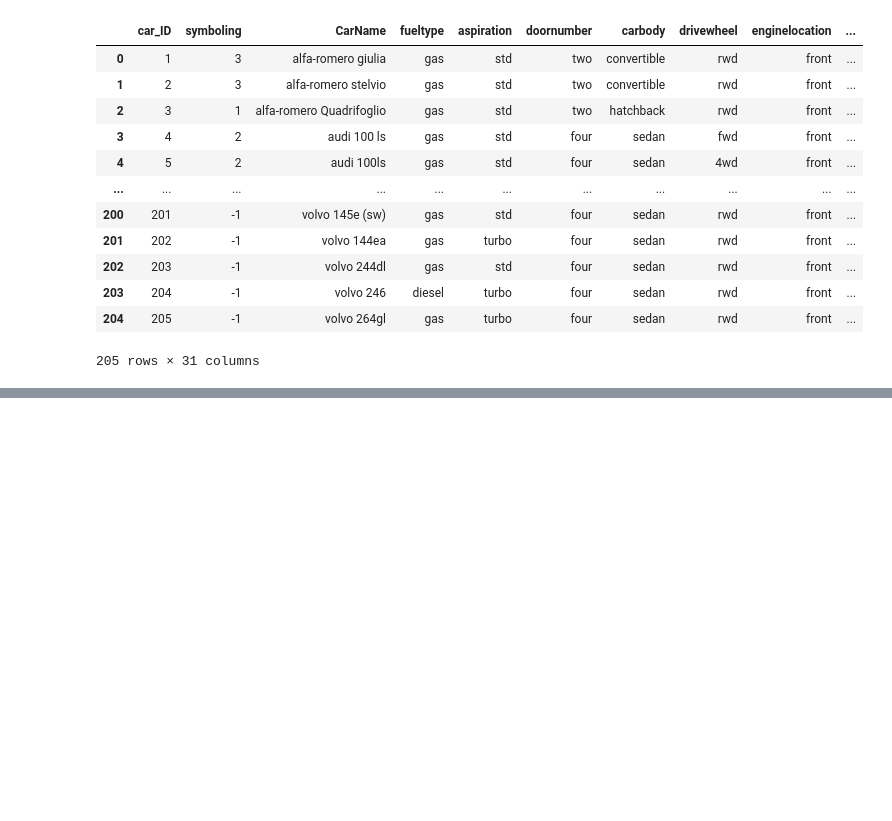
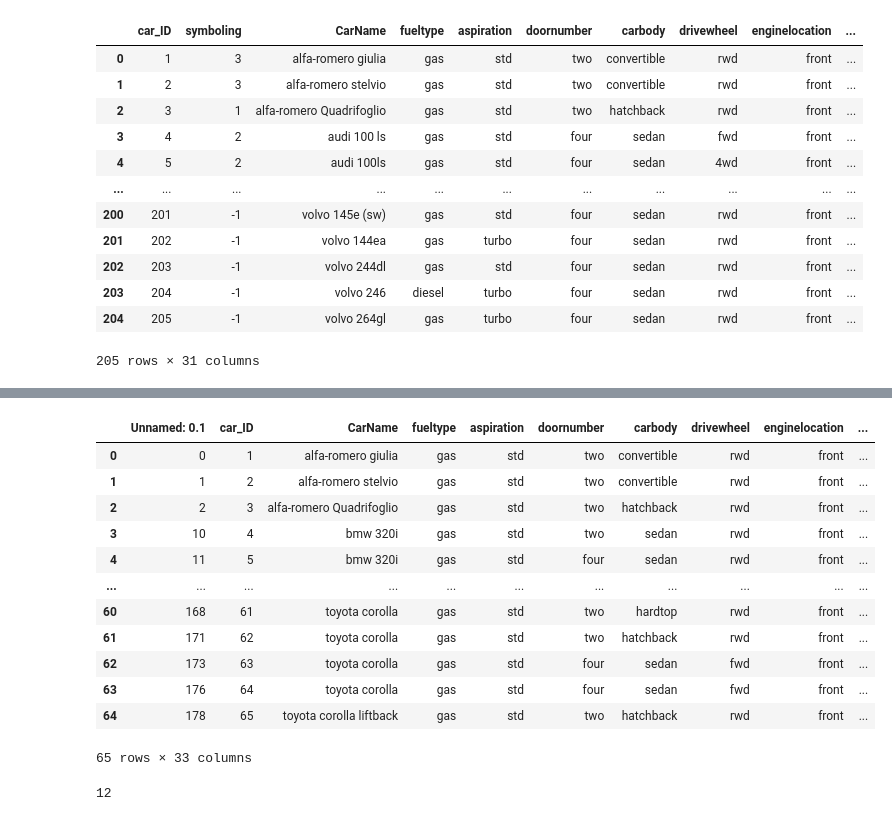
Before and after one commit to harasees-singh/Data-Analysis-Project, a Jupyter notebook: data/data_cleaning.ipynb, the cells around one changed output, grey strips where cells are left out. Drawn from its saved outputs; the diff is of its cells as text; code cells hidden in the pictures; blank space fills up the shorter version.

```diff
--- a/data/data_cleaning.ipynb
+++ b/data/data_cleaning.ipynb
@@ -48,0 +168,20 @@ df.to_excel('data.xlsx')
+# %%
+df.drop("Unnamed: 0", axis = 1, inplace = True)
+# %%
+for i in range(65):
+    df.at[i, 'car_ID'] = i + 1
+df
+# %% [output]
+|  | Unnamed: 0.1 | car_ID | CarName | fueltype | aspiration | doornumber | carbody | drivewheel | enginelocation | ... |
+| 0 | 0 | 1 | alfa-romero giulia | gas | std | two | convertible | rwd | front | ... |
+| 1 | 1 | 2 | alfa-romero stelvio | gas | std | two | convertible | rwd | front | ... |
+| 2 | 2 | 3 | alfa-romero Quadrifoglio | gas | std | two | hatchback | rwd | front | ... |
+| 3 | 10 | 4 | bmw 320i | gas | std | two | sedan | rwd | front | ... |
+| 4 | 11 | 5 | bmw 320i | gas | std | four | sedan | rwd | front | ... |
+| ... | ... | ... | ... | ... | ... | ... | ... | ... | ... | ... |
+| 60 | 168 | 61 | toyota corolla | gas | std | two | hardtop | rwd | front | ... |
+| 61 | 171 | 62 | toyota corolla | gas | std | two | hatchback | rwd | front | ... |
+| 62 | 173 | 63 | toyota corolla | gas | std | four | sedan | fwd | front | ... |
+| 63 | 176 | 64 | toyota corolla | gas | std | four | sedan | fwd | front | ... |
+| 64 | 178 | 65 | toyota corolla liftback | gas | std | two | hatchback | rwd | front | ... |
+65 rows × 33 columns
@@ -48,0 +190,4 @@ df.to_excel('data.xlsx')
+# %%
+df.iat[4, 1]
+# %% [output]
+12
```
Also changed, not shown: parts of 13 cells of this notebook, 15 other files.
